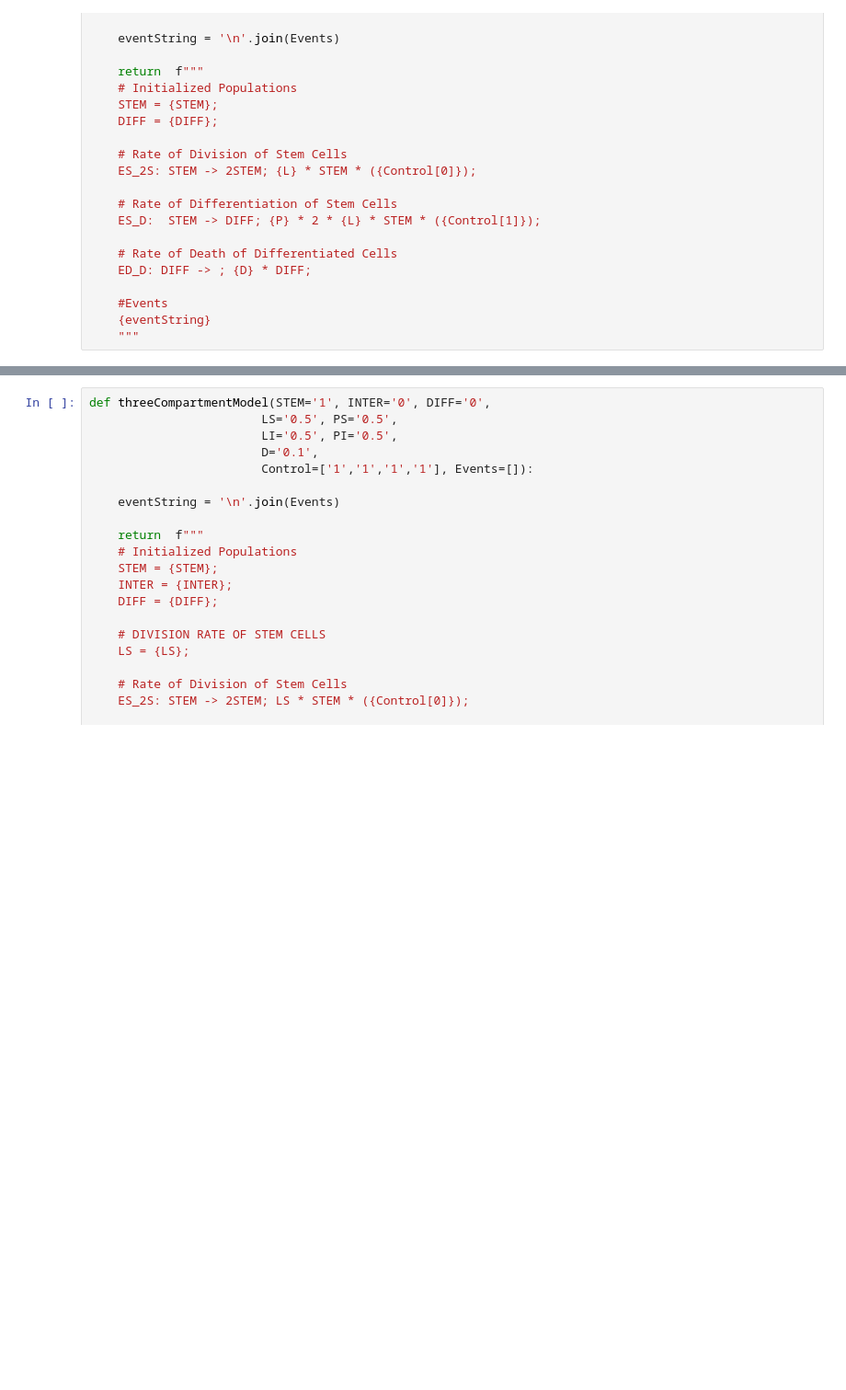
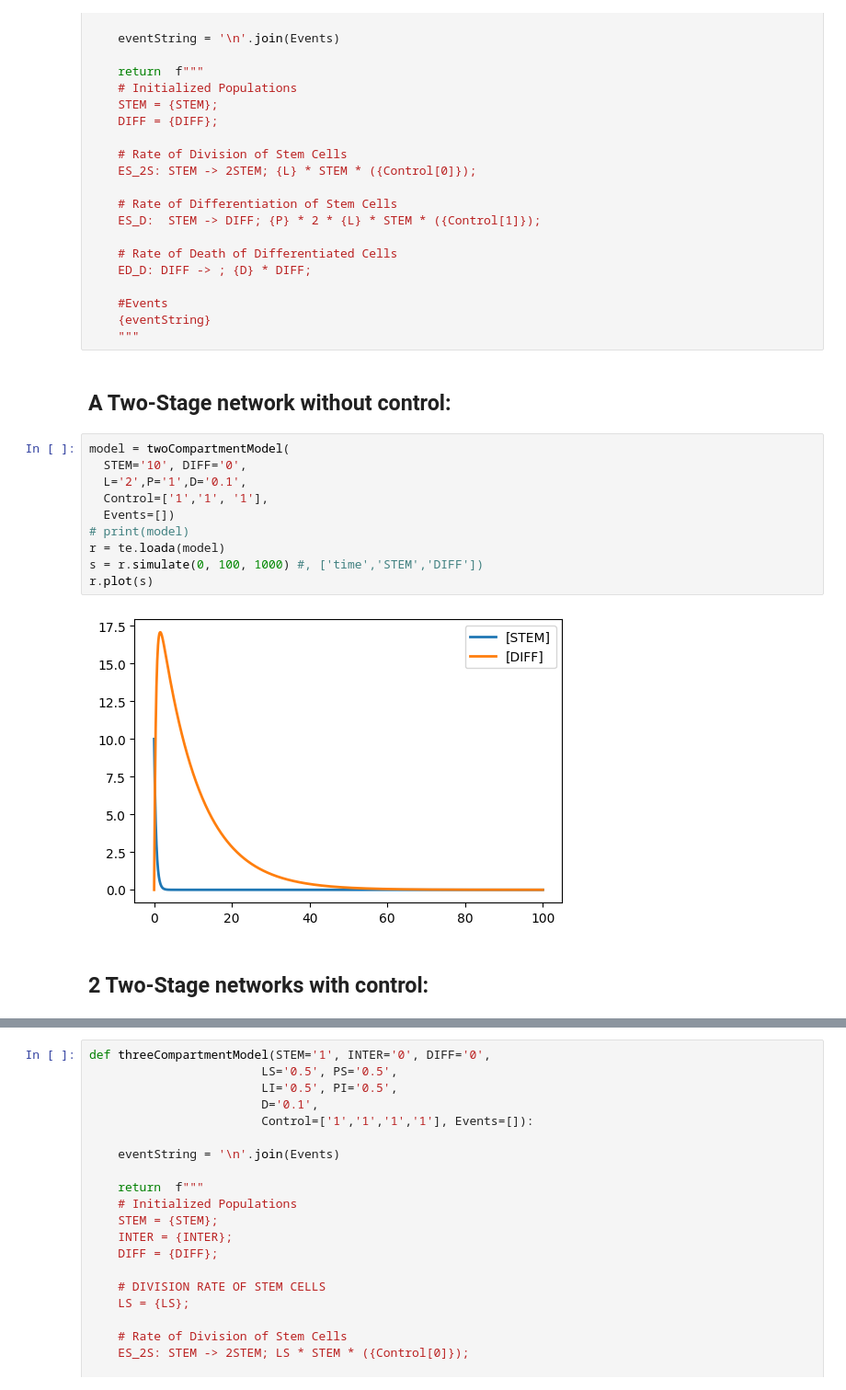
Before and after one commit to JulianoGianlupi/tellurium-nanohub-base, a Jupyter notebook: Nanohub_project.ipynb, the cells around one changed output, grey strips where cells are left out. Shown: that part at 92% size. Saved outputs shown, nothing was run; the diff lists cells and outputs as text; blank space fills up the shorter version.

```diff
--- a/Nanohub_project.ipynb
+++ b/Nanohub_project.ipynb
@@ -50,3 +52,19 @@ def twoCompartmentModel(STEM='1', DIFF='0',
     #Events
     {eventString}
     """
+# %% [markdown]
+## A Two-Stage network without control:
+# %%
+model = twoCompartmentModel(
+  STEM='10', DIFF='0',
+  L='2',P='1',D='0.1',
+  Control=['1','1', '1'],
+  Events=[])
+# print(model)
+r = te.loada(model)
+s = r.simulate(0, 100, 1000) #, ['time','STEM','DIFF'])
+r.plot(s)
+# %% [output]
+[figure, added]
+# %% [markdown]
+## 2 Two-Stage networks with control:
```
Also changed, not shown: parts of 12 cells of this notebook, 1 other file.
